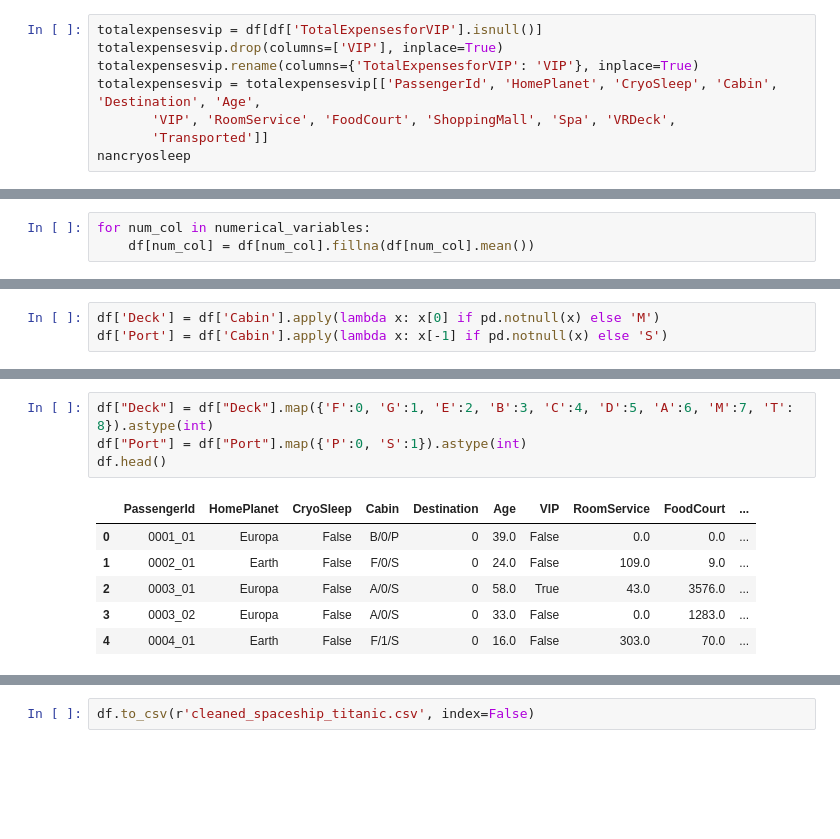
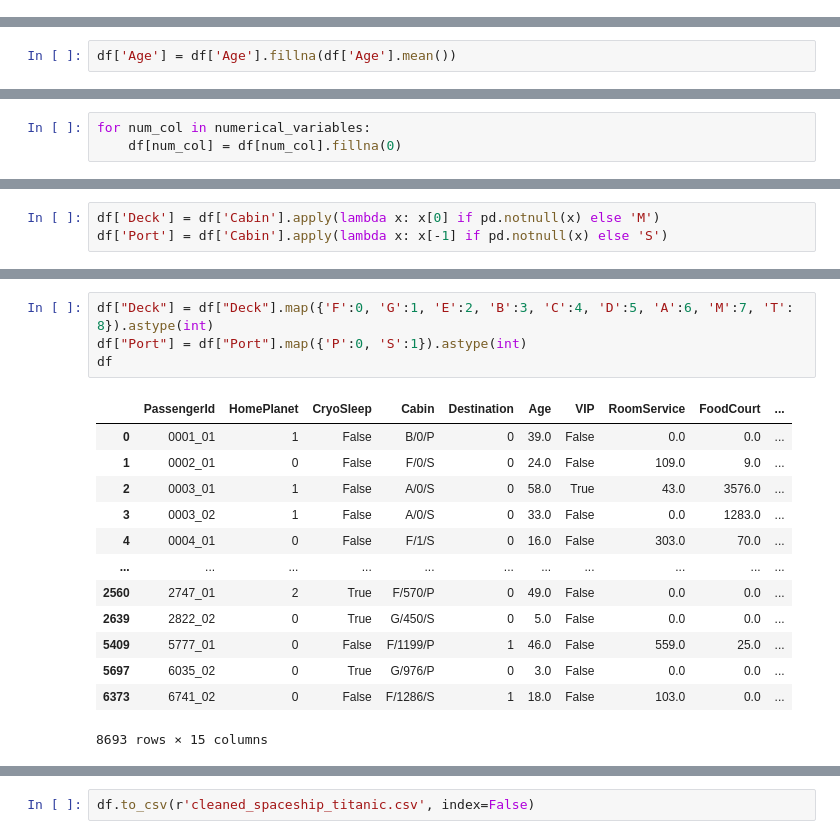
Before and after one commit to berkurkmez/spaceship-titanic, a Jupyter notebook: spaceship_titanic.ipynb, the cells around one changed output, grey strips where cells are left out. Saved outputs shown, nothing was run; the diff lists cells and outputs as text; blank space fills up the shorter version.

```diff
--- a/spaceship_titanic.ipynb
+++ b/spaceship_titanic.ipynb
@@ -307,8 +341,0 @@ df
-# %%
-totalexpensesvip = df[df['TotalExpensesforVIP'].isnull()]
-totalexpensesvip.drop(columns=['VIP'], inplace=True)
-totalexpensesvip.rename(columns={'TotalExpensesforVIP': 'VIP'}, inplace=True)
-totalexpensesvip = totalexpensesvip[['PassengerId', 'HomePlanet', 'CryoSleep', 'Cabin', 'Destination', 'Age',
-       'VIP', 'RoomService', 'FoodCourt', 'ShoppingMall', 'Spa', 'VRDeck',
-       'Transported']]
-nancryosleep
@@ -390,11 +377,13 @@ get_nulls(df)
 | Transported | 0 |
-# %%
-for num_col in numerical_variables:
-    df[num_col] = df[num_col].fillna(df[num_col].mean())
+# %%
+df['Age'] = df['Age'].fillna(df['Age'].mean())
 # %%
 for cat_col in categorical_variables:
     if cat_col!="Cabin":
         df[cat_col] = df[cat_col].fillna(df[cat_col].mode()[0])
+# %%
+for num_col in numerical_variables:
+    df[num_col] = df[num_col].fillna(0)
 # %%
 get_nulls(df)
 # %% [output]
@@ -475,13 +464,20 @@ Name: Port, dtype: int64
 # %%
 df["Deck"] = df["Deck"].map({'F':0, 'G':1, 'E':2, 'B':3, 'C':4, 'D':5, 'A':6, 'M':7, 'T': 8}).astype(int)
 df["Port"] = df["Port"].map({'P':0, 'S':1}).astype(int)
-df.head()
+df
 # %% [output]
 |  | PassengerId | HomePlanet | CryoSleep | Cabin | Destination | Age | VIP | RoomService | FoodCourt | ... |
-| 0 | 0001_01 | Europa | False | B/0/P | 0 | 39.0 | False | 0.0 | 0.0 | ... |
-| 1 | 0002_01 | Earth | False | F/0/S | 0 | 24.0 | False | 109.0 | 9.0 | ... |
-| 2 | 0003_01 | Europa | False | A/0/S | 0 | 58.0 | True | 43.0 | 3576.0 | ... |
-| 3 | 0003_02 | Europa | False | A/0/S | 0 | 33.0 | False | 0.0 | 1283.0 | ... |
-| 4 | 0004_01 | Earth | False | F/1/S | 0 | 16.0 | False | 303.0 | 70.0 | ... |
+| 0 | 0001_01 | 1 | False | B/0/P | 0 | 39.0 | False | 0.0 | 0.0 | ... |
+| 1 | 0002_01 | 0 | False | F/0/S | 0 | 24.0 | False | 109.0 | 9.0 | ... |
+| 2 | 0003_01 | 1 | False | A/0/S | 0 | 58.0 | True | 43.0 | 3576.0 | ... |
+| 3 | 0003_02 | 1 | False | A/0/S | 0 | 33.0 | False | 0.0 | 1283.0 | ... |
+| 4 | 0004_01 | 0 | False | F/1/S | 0 | 16.0 | False | 303.0 | 70.0 | ... |
+| ... | ... | ... | ... | ... | ... | ... | ... | ... | ... | ... |
+| 2560 | 2747_01 | 2 | True | F/570/P | 0 | 49.0 | False | 0.0 | 0.0 | ... |
+| 2639 | 2822_02 | 0 | True | G/450/S | 0 | 5.0 | False | 0.0 | 0.0 | ... |
+| 5409 | 5777_01 | 0 | False | F/1199/P | 1 | 46.0 | False | 559.0 | 25.0 | ... |
+| 5697 | 6035_02 | 0 | True | G/976/P | 0 | 3.0 | False | 0.0 | 0.0 | ... |
+| 6373 | 6741_02 | 0 | False | F/1286/S | 1 | 18.0 | False | 103.0 | 0.0 | ... |
+8693 rows × 15 columns
 # %%
 df.drop(['Cabin'], axis=1, inplace=True)
```
Also changed, not shown: parts of 28 cells of this notebook.
